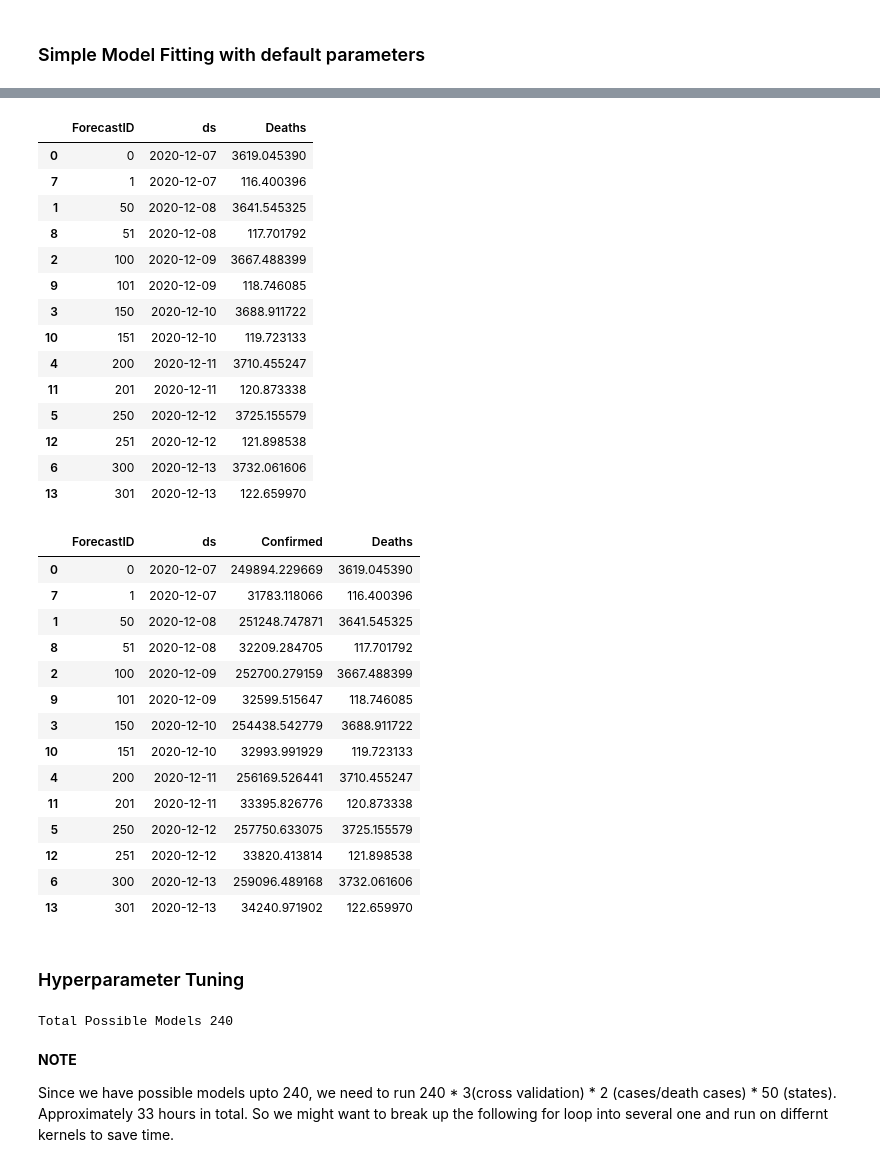
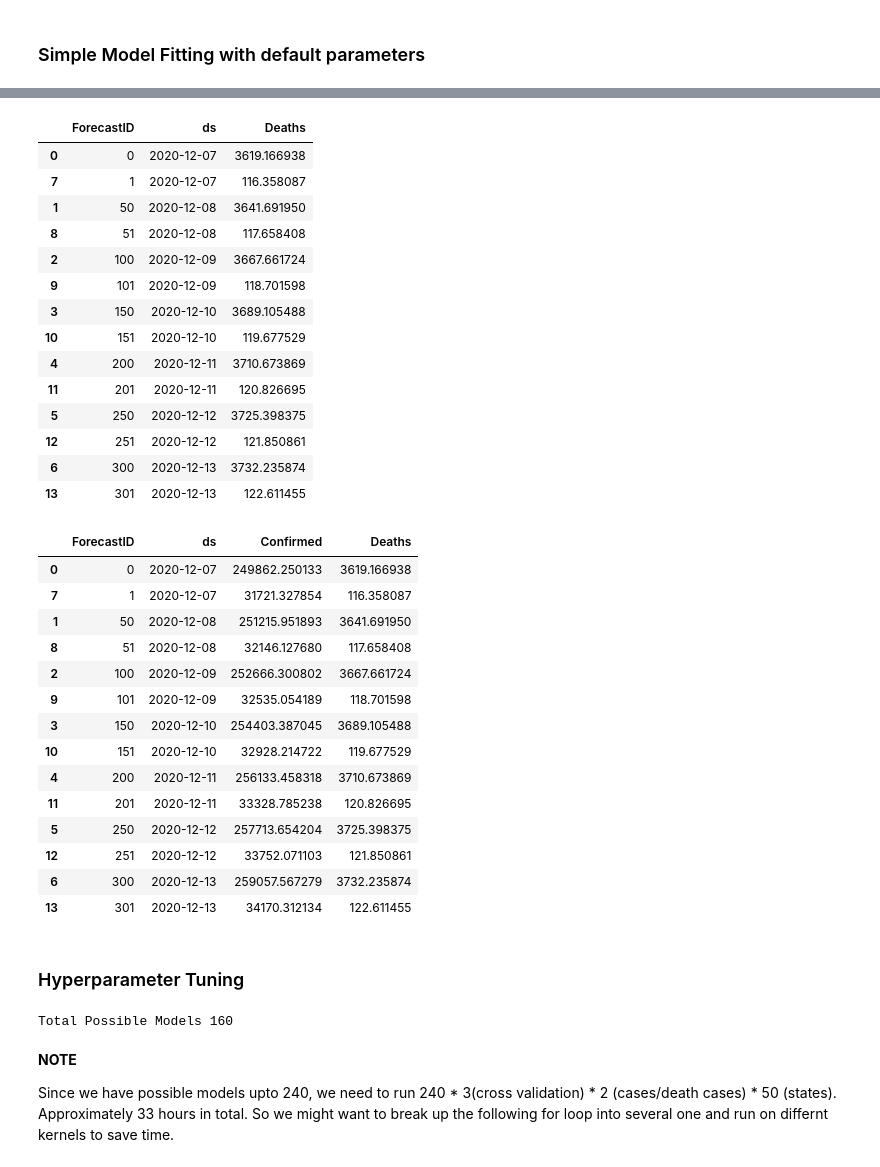
Before and after one commit to chuliu17/CS145_COVID_PROJECT, a Jupyter notebook: Fbprophet.ipynb, the cells around one changed output, grey strips where cells are left out. Cells and saved outputs as stored; diff of their text form; code cells hidden in the pictures.

Commit message:
split up states

```diff
--- a/Fbprophet.ipynb
+++ b/Fbprophet.ipynb
@@ -155,40 +158,40 @@ df1_pred = pd.concat(df1_all_states, ignore_index=True).sort_values(by=['Forecas
 # %%
-df2_pred = pd.concat(df2_all_states, ignore_index=True).sort_values(by=['ForecastID'])
+#df2_pred = pd.concat(df2_all_states, ignore_index=True).sort_values(by=['ForecastID'])
 #df2_pred
 # %% [output]
 |  | ForecastID | ds | Deaths |
-| 0 | 0 | 2020-12-07 | 3619.045390 |
-| 7 | 1 | 2020-12-07 | 116.400396 |
-| 1 | 50 | 2020-12-08 | 3641.545325 |
-| 8 | 51 | 2020-12-08 | 117.701792 |
-| 2 | 100 | 2020-12-09 | 3667.488399 |
-| 9 | 101 | 2020-12-09 | 118.746085 |
-| 3 | 150 | 2020-12-10 | 3688.911722 |
-| 10 | 151 | 2020-12-10 | 119.723133 |
-| 4 | 200 | 2020-12-11 | 3710.455247 |
-| 11 | 201 | 2020-12-11 | 120.873338 |
-| 5 | 250 | 2020-12-12 | 3725.155579 |
-| 12 | 251 | 2020-12-12 | 121.898538 |
-| 6 | 300 | 2020-12-13 | 3732.061606 |
-| 13 | 301 | 2020-12-13 | 122.659970 |
+| 0 | 0 | 2020-12-07 | 3619.166938 |
+| 7 | 1 | 2020-12-07 | 116.358087 |
+| 1 | 50 | 2020-12-08 | 3641.691950 |
+| 8 | 51 | 2020-12-08 | 117.658408 |
+| 2 | 100 | 2020-12-09 | 3667.661724 |
+| 9 | 101 | 2020-12-09 | 118.701598 |
+| 3 | 150 | 2020-12-10 | 3689.105488 |
+| 10 | 151 | 2020-12-10 | 119.677529 |
+| 4 | 200 | 2020-12-11 | 3710.673869 |
+| 11 | 201 | 2020-12-11 | 120.826695 |
+| 5 | 250 | 2020-12-12 | 3725.398375 |
+| 12 | 251 | 2020-12-12 | 121.850861 |
+| 6 | 300 | 2020-12-13 | 3732.235874 |
+| 13 | 301 | 2020-12-13 | 122.611455 |
 # %%
-df_pred = pd.concat((df1_pred, df2_pred['Deaths']), axis =1)
-df_pred
+#df_pred = pd.concat((df1_pred, df2_pred['Deaths']), axis =1)
+#df_pred
 # %% [output]
 |  | ForecastID | ds | Confirmed | Deaths |
-| 0 | 0 | 2020-12-07 | 249894.229669 | 3619.045390 |
-| 7 | 1 | 2020-12-07 | 31783.118066 | 116.400396 |
-| 1 | 50 | 2020-12-08 | 251248.747871 | 3641.545325 |
-| 8 | 51 | 2020-12-08 | 32209.284705 | 117.701792 |
-| 2 | 100 | 2020-12-09 | 252700.279159 | 3667.488399 |
-| 9 | 101 | 2020-12-09 | 32599.515647 | 118.746085 |
-| 3 | 150 | 2020-12-10 | 254438.542779 | 3688.911722 |
-| 10 | 151 | 2020-12-10 | 32993.991929 | 119.723133 |
-| 4 | 200 | 2020-12-11 | 256169.526441 | 3710.455247 |
-| 11 | 201 | 2020-12-11 | 33395.826776 | 120.873338 |
-| 5 | 250 | 2020-12-12 | 257750.633075 | 3725.155579 |
-| 12 | 251 | 2020-12-12 | 33820.413814 | 121.898538 |
-| 6 | 300 | 2020-12-13 | 259096.489168 | 3732.061606 |
-| 13 | 301 | 2020-12-13 | 34240.971902 | 122.659970 |
+| 0 | 0 | 2020-12-07 | 249862.250133 | 3619.166938 |
+| 7 | 1 | 2020-12-07 | 31721.327854 | 116.358087 |
+| 1 | 50 | 2020-12-08 | 251215.951893 | 3641.691950 |
+| 8 | 51 | 2020-12-08 | 32146.127680 | 117.658408 |
+| 2 | 100 | 2020-12-09 | 252666.300802 | 3667.661724 |
+| 9 | 101 | 2020-12-09 | 32535.054189 | 118.701598 |
+| 3 | 150 | 2020-12-10 | 254403.387045 | 3689.105488 |
+| 10 | 151 | 2020-12-10 | 32928.214722 | 119.677529 |
+| 4 | 200 | 2020-12-11 | 256133.458318 | 3710.673869 |
+| 11 | 201 | 2020-12-11 | 33328.785238 | 120.826695 |
+| 5 | 250 | 2020-12-12 | 257713.654204 | 3725.398375 |
+| 12 | 251 | 2020-12-12 | 33752.071103 | 121.850861 |
+| 6 | 300 | 2020-12-13 | 259057.567279 | 3732.235874 |
+| 13 | 301 | 2020-12-13 | 34170.312134 | 122.611455 |
 # %%
 # save only the needed columns
@@ -208,8 +213,8 @@ all_params = [dict(zip(param_grid.keys(), v)) for v in itertools.product(*param_
 # Generate all combinations of parameters
 from sklearn.model_selection import ParameterGrid
 params_grid = {'seasonality_mode':['multiplicative','additive'],
-               'changepoint_prior_scale': [0.001, 0.002, 0.005, 0.05, 0.5],  # default 0.05, reasonable range [0.001, 0.5]
-               'seasonality_prior_scale': [0.01, 0.02, 0.05, 0.1, 1, 10.0],  # default 10, reasonable range [0.01, 10]
+               'changepoint_prior_scale': [0.005, 0.01, 0.05, 0.5],  # default 0.05, reasonable range [0.001, 0.5]
+               'seasonality_prior_scale': [0.01, 0.05, 0.1, 1, 10.0],  # default 10, reasonable range [0.01, 10]
                'changepoint_range' : [0.8, 0.85, 0.9, 0.95]
               }
 
@@ -221,7 +226,7 @@ for params in all_params:
 
 print('Total Possible Models',cnt)
 # %% [output]
-Total Possible Models 240
+Total Possible Models 160
 # %% [markdown]
 **NOTE**
 
```
Also changed, not shown: parts of 36 cells of this notebook, 3 other files.
